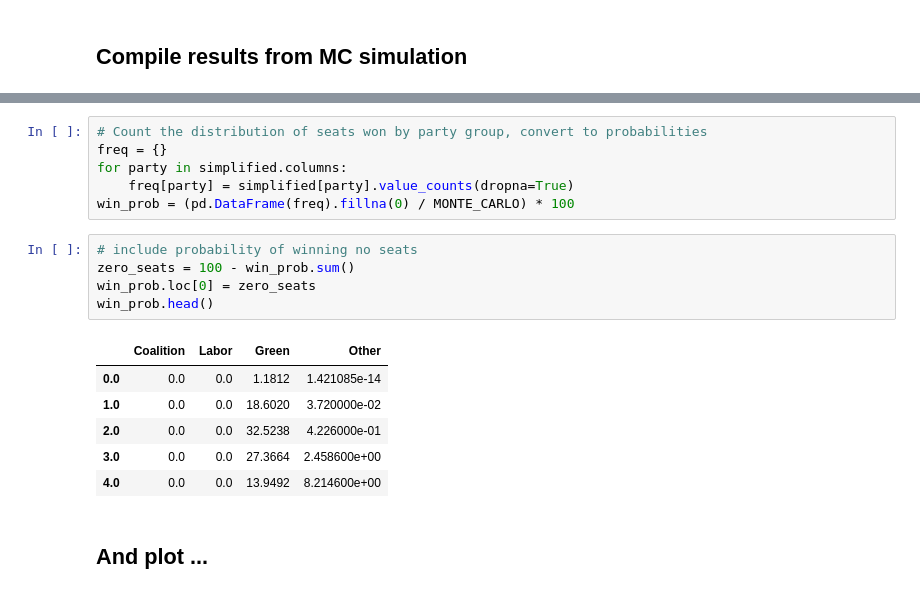
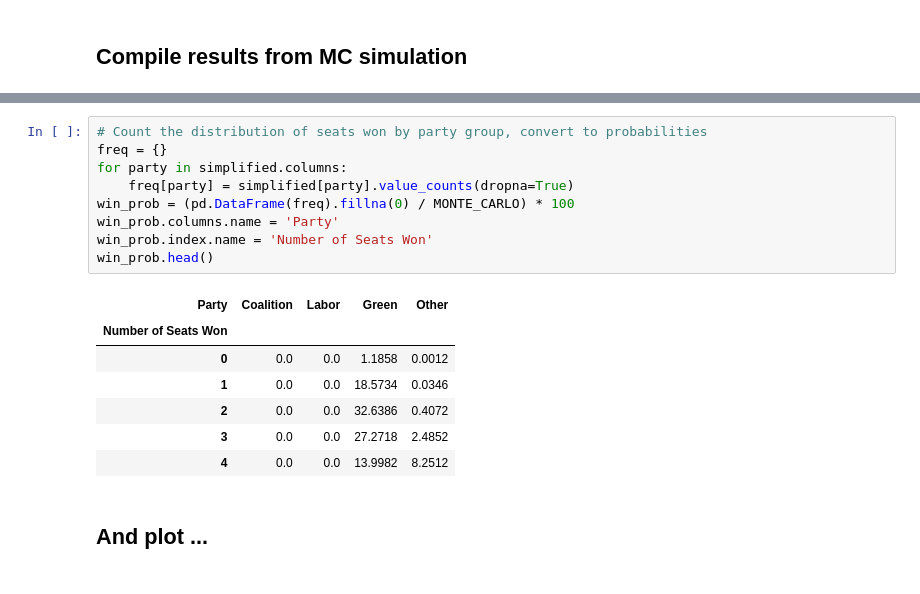
Before and after one commit to bpalmer4/Australian-Federal-Election-2022, a Jupyter notebook: notebooks/Betting markets - Monte Carlo simulation of seat outcomes.ipynb, the cells around one changed output, grey strips where cells are left out. Drawn from its saved outputs; the diff is of its cells as text.

```diff
--- a/notebooks/Betting markets - Monte Carlo simulation of seat outcomes.ipynb
+++ b/notebooks/Betting markets - Monte Carlo simulation of seat outcomes.ipynb
@@ -130,21 +141,20 @@ dtype: float64
 # %%
 # Count the distribution of seats won by party group, convert to probabilities
 freq = {}
 for party in simplified.columns:
     freq[party] = simplified[party].value_counts(dropna=True)
 win_prob = (pd.DataFrame(freq).fillna(0) / MONTE_CARLO) * 100
+win_prob.columns.name = 'Party'
+win_prob.index.name = 'Number of Seats Won'
+win_prob.head()
+# %% [output]
+| Party | Coalition | Labor | Green | Other |
+| Number of Seats Won |  |  |  |  |
+| 0 | 0.0 | 0.0 | 1.1858 | 0.0012 |
+| 1 | 0.0 | 0.0 | 18.5734 | 0.0346 |
+| 2 | 0.0 | 0.0 | 32.6386 | 0.4072 |
+| 3 | 0.0 | 0.0 | 27.2718 | 2.4852 |
+| 4 | 0.0 | 0.0 | 13.9982 | 8.2512 |
-# %%
-# include probability of winning no seats
-zero_seats = 100 - win_prob.sum()
-win_prob.loc[0] = zero_seats
-win_prob.head()
-# %% [output]
-|  | Coalition | Labor | Green | Other |
-| 0.0 | 0.0 | 0.0 | 1.1812 | 1.421085e-14 |
-| 1.0 | 0.0 | 0.0 | 18.6020 | 3.720000e-02 |
-| 2.0 | 0.0 | 0.0 | 32.5238 | 4.226000e-01 |
-| 3.0 | 0.0 | 0.0 | 27.3664 | 2.458600e+00 |
-| 4.0 | 0.0 | 0.0 | 13.9492 | 8.214600e+00 |
 # %% [markdown]
 ## And plot ...
 # %%
```
Also changed, not shown: parts of 9 cells of this notebook, 4 other files.
